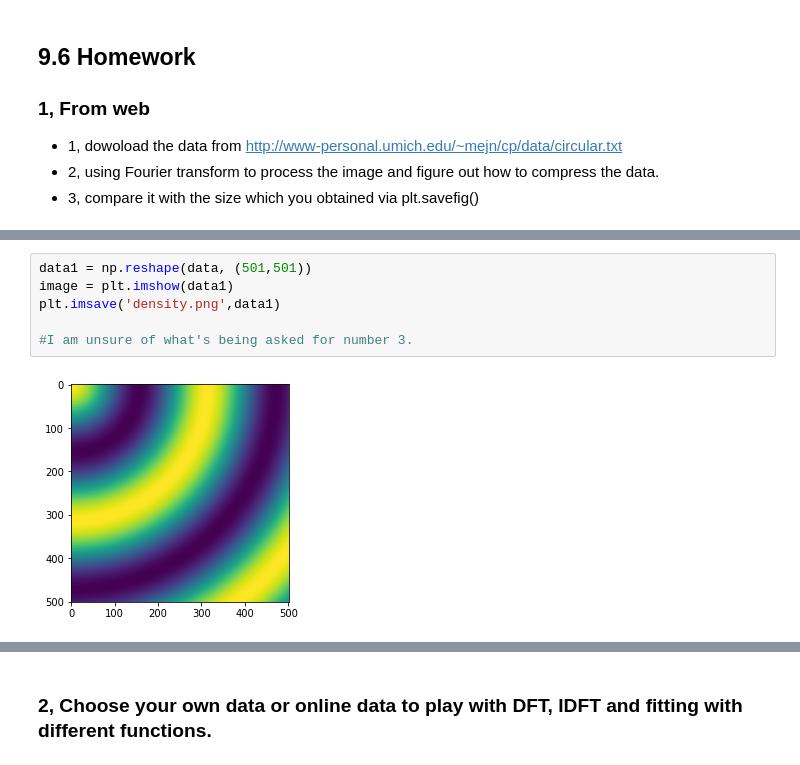
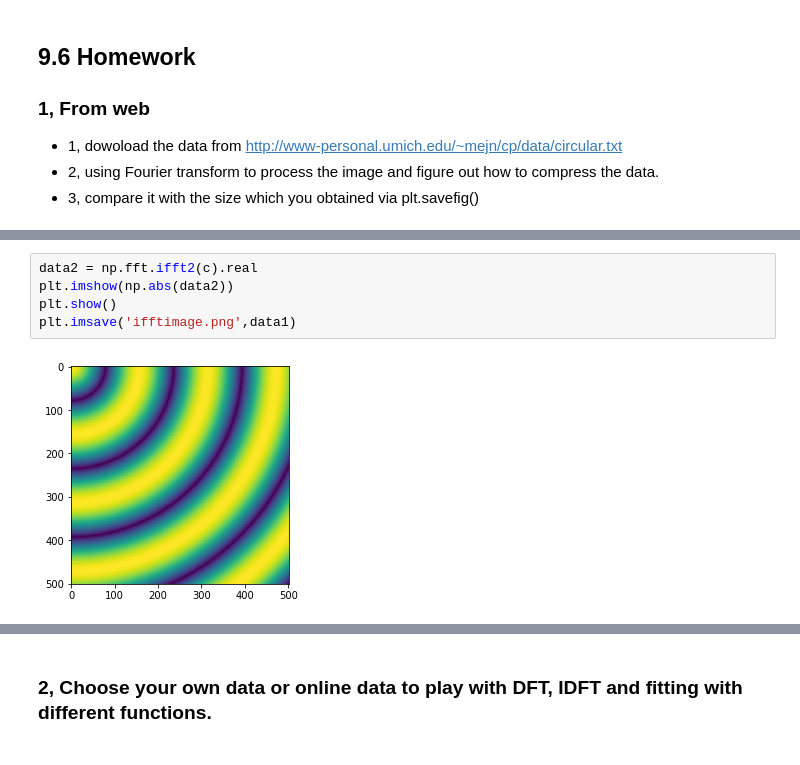
Before and after one commit to sayred1/2017-cmp, a Jupyter notebook: Homework/9HW.ipynb, the cells around one changed output, grey strips where cells are left out. Cells and saved outputs as stored; diff of their text form.

```diff
--- a/Homework/9HW.ipynb
+++ b/Homework/9HW.ipynb
@@ -34,8 +33,7 @@ plt.show()
-# %%
-data1 = np.reshape(data, (501,501))
-image = plt.imshow(data1)
-plt.imsave('density.png',data1)
-
-#I am unsure of what's being asked for number 3.
-# %% [output]
-[figure, removed]
+# %%
+data2 = np.fft.ifft2(c).real
+plt.imshow(np.abs(data2))
+plt.show()
+plt.imsave('ifftimage.png',data1)
+# %% [output]
+[figure, added]
```
Also changed, not shown: parts of 3 cells of this notebook.
